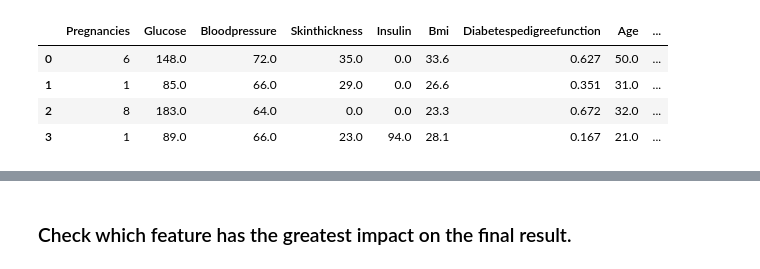
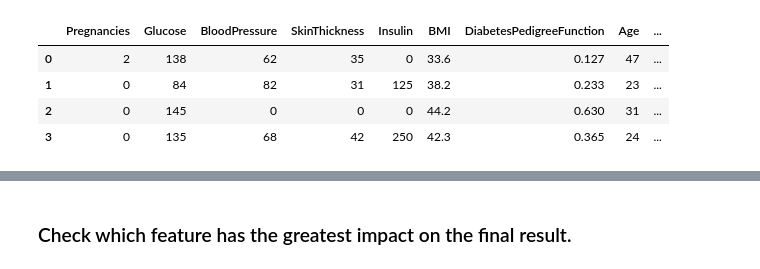
Before and after one commit to mateusz-szc/portfolio, a Jupyter notebook: Portfolio/Prediction - Diabetes/Prediction - Diabetes.ipynb, the cells around one changed output, grey strips where cells are left out. Drawn from its saved outputs; the diff is of its cells as text; code cells hidden in the pictures.

```diff
--- a/Portfolio/Prediction - Diabetes/Prediction - Diabetes.ipynb
+++ b/Portfolio/Prediction - Diabetes/Prediction - Diabetes.ipynb
@@ -11,13 +18,10 @@ from sklearn.metrics import confusion_matrix
 # %%
-file = "diabetes.csv"
+file = "../input/diabetes/diabetes.csv"
 df = pd.read_csv(file)
+df.head(4)
+# %% [output]
+|  | Pregnancies | Glucose | BloodPressure | SkinThickness | Insulin | BMI | DiabetesPedigreeFunction | Age | ... |
+| 0 | 2 | 138 | 62 | 35 | 0 | 33.6 | 0.127 | 47 | ... |
+| 1 | 0 | 84 | 82 | 31 | 125 | 38.2 | 0.233 | 23 | ... |
+| 2 | 0 | 145 | 0 | 0 | 0 | 44.2 | 0.630 | 31 | ... |
+| 3 | 0 | 135 | 68 | 42 | 250 | 42.3 | 0.365 | 24 | ... |
-# %%
-# Renaming columns
-df.rename(columns=lambda x: x.title(), inplace=True)
-df.head(4)
-# %% [output]
-|  | Pregnancies | Glucose | Bloodpressure | Skinthickness | Insulin | Bmi | Diabetespedigreefunction | Age | ... |
-| 0 | 6 | 148.0 | 72.0 | 35.0 | 0.0 | 33.6 | 0.627 | 50.0 | ... |
-| 1 | 1 | 85.0 | 66.0 | 29.0 | 0.0 | 26.6 | 0.351 | 31.0 | ... |
-| 2 | 8 | 183.0 | 64.0 | 0.0 | 0.0 | 23.3 | 0.672 | 32.0 | ... |
-| 3 | 1 | 89.0 | 66.0 | 23.0 | 94.0 | 28.1 | 0.167 | 21.0 | ... |
```
Also changed, not shown: parts of 22 cells of this notebook.
